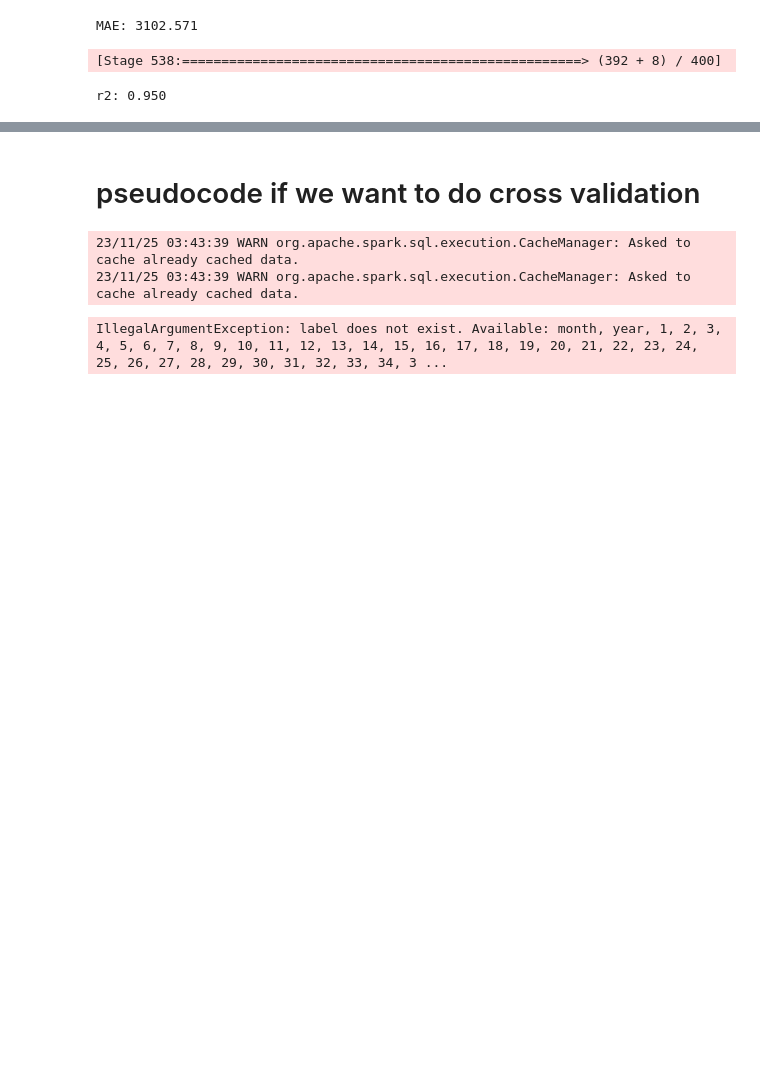
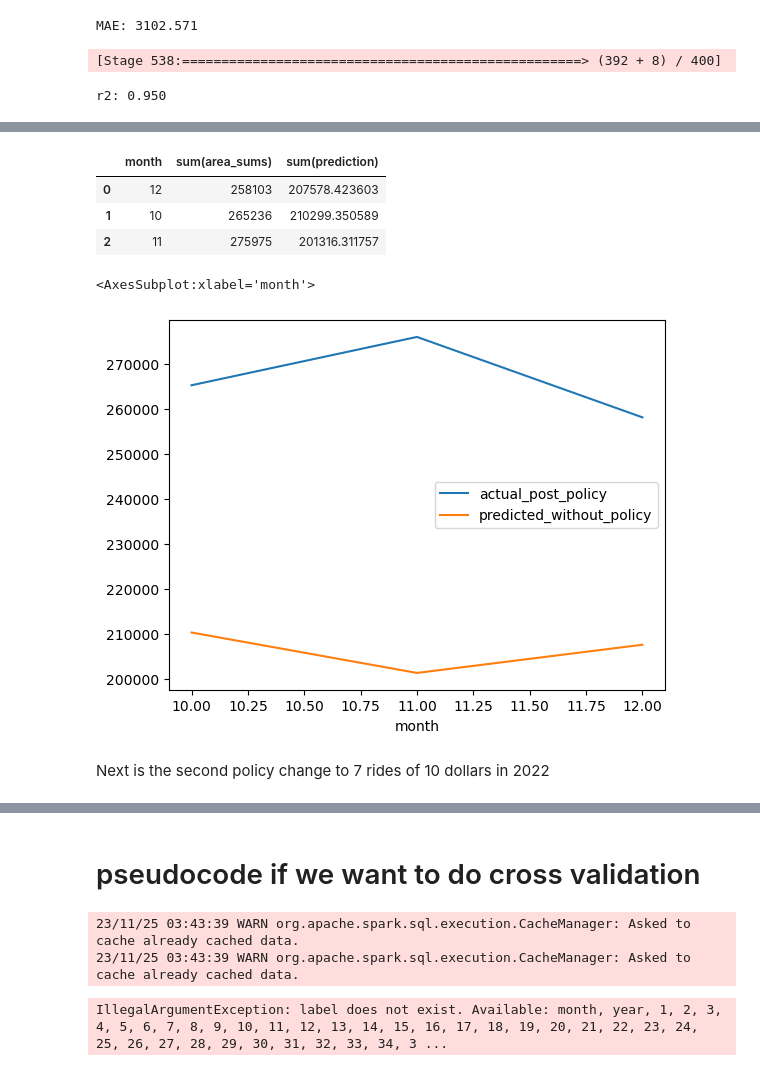
Before and after one commit to hvpachisia/uchicago-lyft-rideshare, a Jupyter notebook: supervised_ml.ipynb, the cells around one changed output, grey strips where cells are left out. Saved outputs shown, nothing was run; the diff lists cells and outputs as text; code cells hidden in the pictures; blank space fills up the shorter version.

Commit message:
models for both policy changes ran

```diff
--- a/supervised_ml.ipynb
+++ b/supervised_ml.ipynb
@@ -496,3 +481,19 @@ monthly_first_preds.show()
 # %%
 monthly_real_pd = monthly_real.toPandas()
 monthly_first_preds_pd = monthly_first_preds.toPandas()
+combined_df = monthly_real_pd.merge(monthly_first_preds_pd, left_on='month', right_on='month', how='inner')
+combined_df
+# %% [output]
+|  | month | sum(area_sums) | sum(prediction) |
+| 0 | 12 | 258103 | 207578.423603 |
+| 1 | 10 | 265236 | 210299.350589 |
+| 2 | 11 | 275975 | 201316.311757 |
+# %%
+combined_df.columns = ['month','actual_post_policy','predicted_without_policy']
+combined_df = combined_df.sort_values(by=['month']).set_index('month')
+combined_df.plot(kind='line')
+# %% [output]
+<AxesSubplot:xlabel='month'>
+[figure, added]
+# %% [markdown]
+Next is the second policy change to 7 rides of 10 dollars in 2022
```
Also changed, not shown: parts of 8 cells of this notebook.
